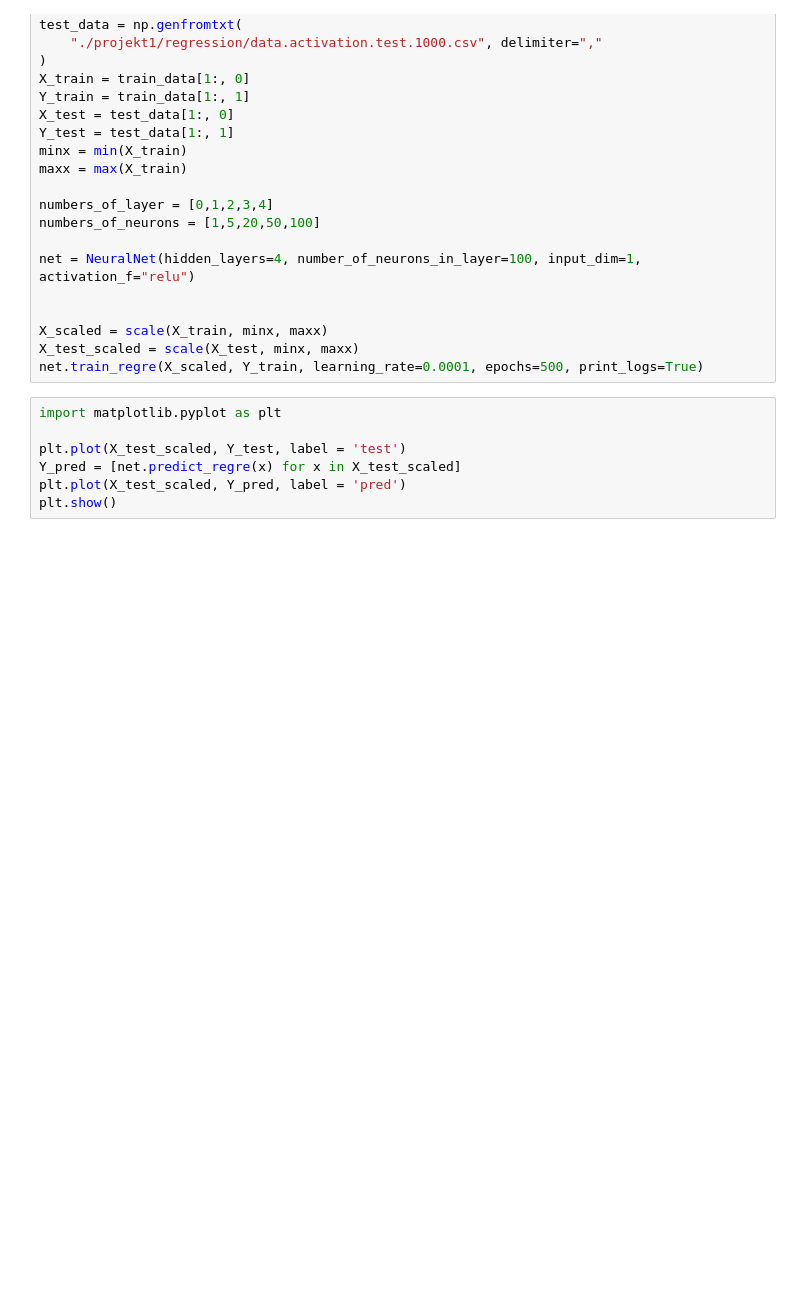
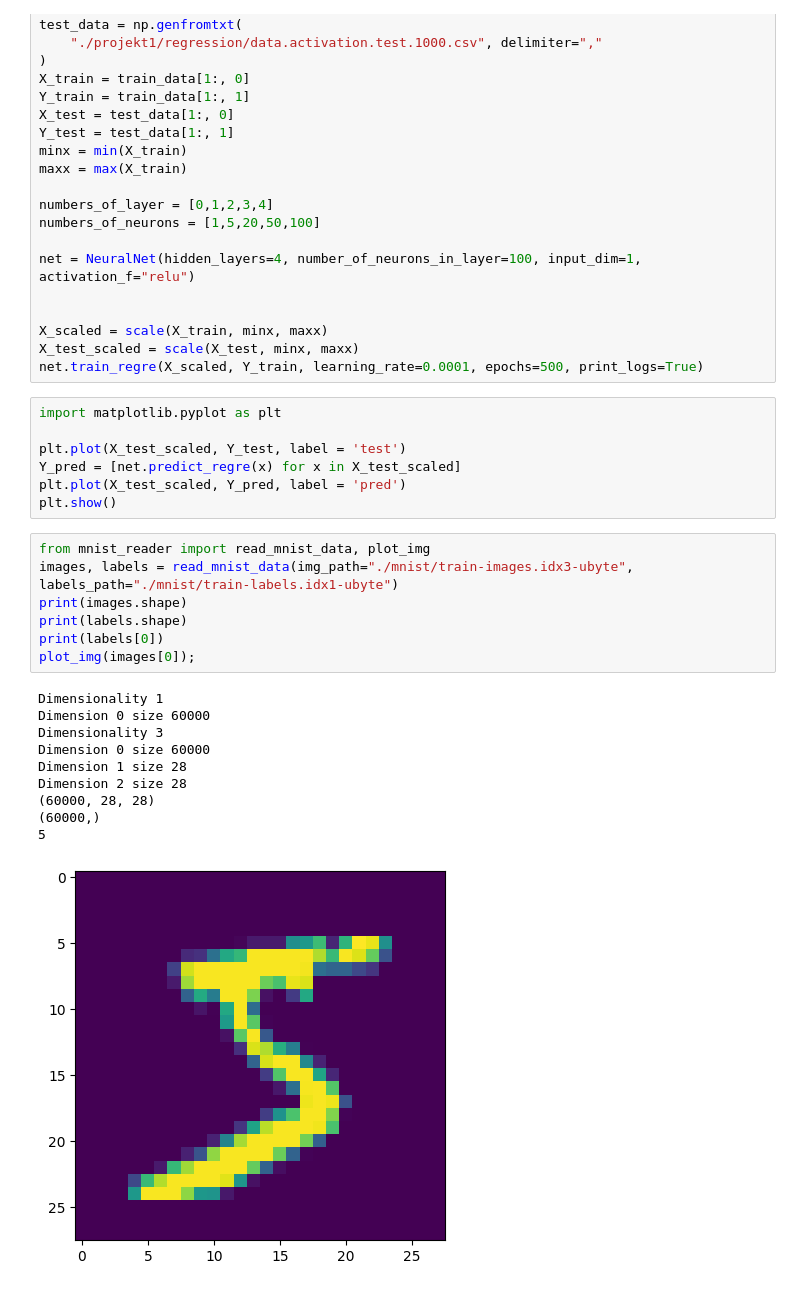
Before and after one commit to Bieslaw/NeuronProject, a Jupyter notebook: Projekt1_test1.ipynb, the cells around one changed output. Cells and saved outputs as stored; diff of their text form; blank space fills up the shorter version.

Commit message:
Load mnist data

```diff
--- a/Projekt1_test1.ipynb
+++ b/Projekt1_test1.ipynb
@@ -450,3 +450,21 @@ plt.plot(X_test_scaled, Y_test, label = 'test')
 Y_pred = [net.predict_regre(x) for x in X_test_scaled]
 plt.plot(X_test_scaled, Y_pred, label = 'pred')
 plt.show()
+# %%
+from mnist_reader import read_mnist_data, plot_img
+images, labels = read_mnist_data(img_path="./mnist/train-images.idx3-ubyte", labels_path="./mnist/train-labels.idx1-ubyte")
+print(images.shape)
+print(labels.shape)
+print(labels[0])
+plot_img(images[0]);
+# %% [output]
+Dimensionality 1
+Dimension 0 size 60000
+Dimensionality 3
+Dimension 0 size 60000
+Dimension 1 size 28
+Dimension 2 size 28
+(60000, 28, 28)
+(60000,)
+5
+[figure, added]
```
Also changed, not shown: parts of 1 cell of this notebook, 5 other files.
